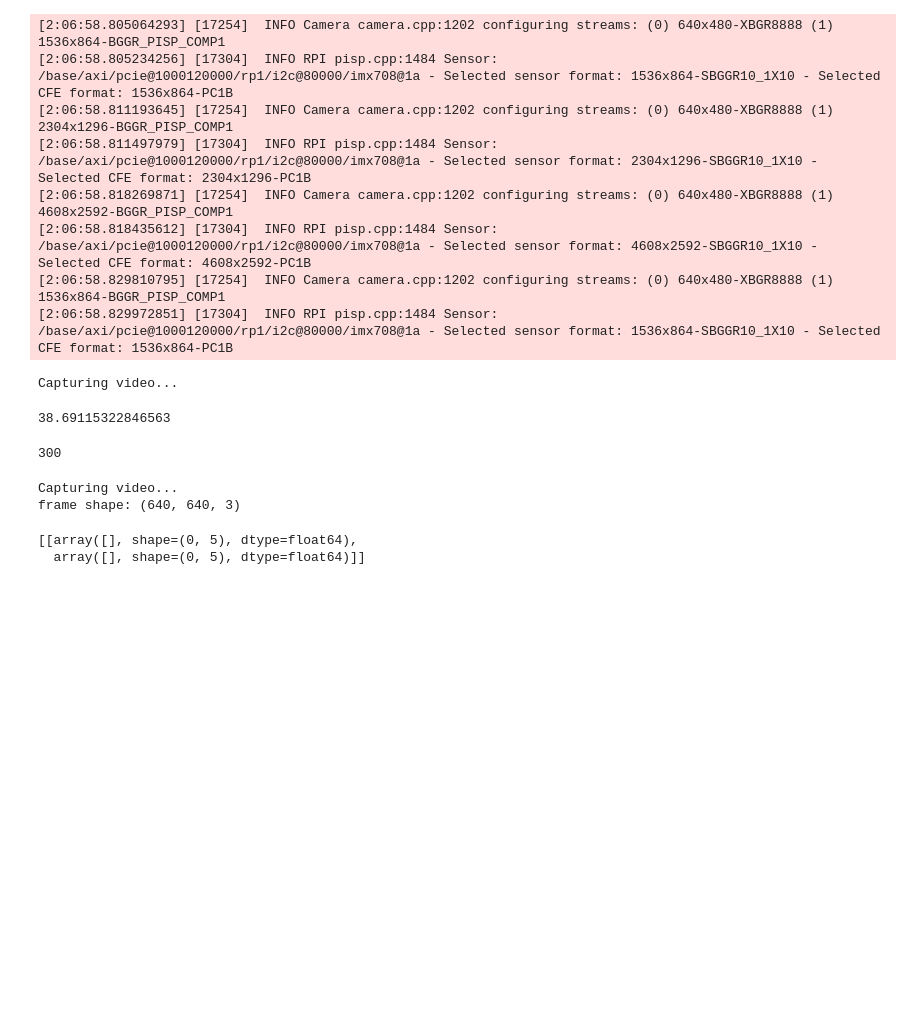
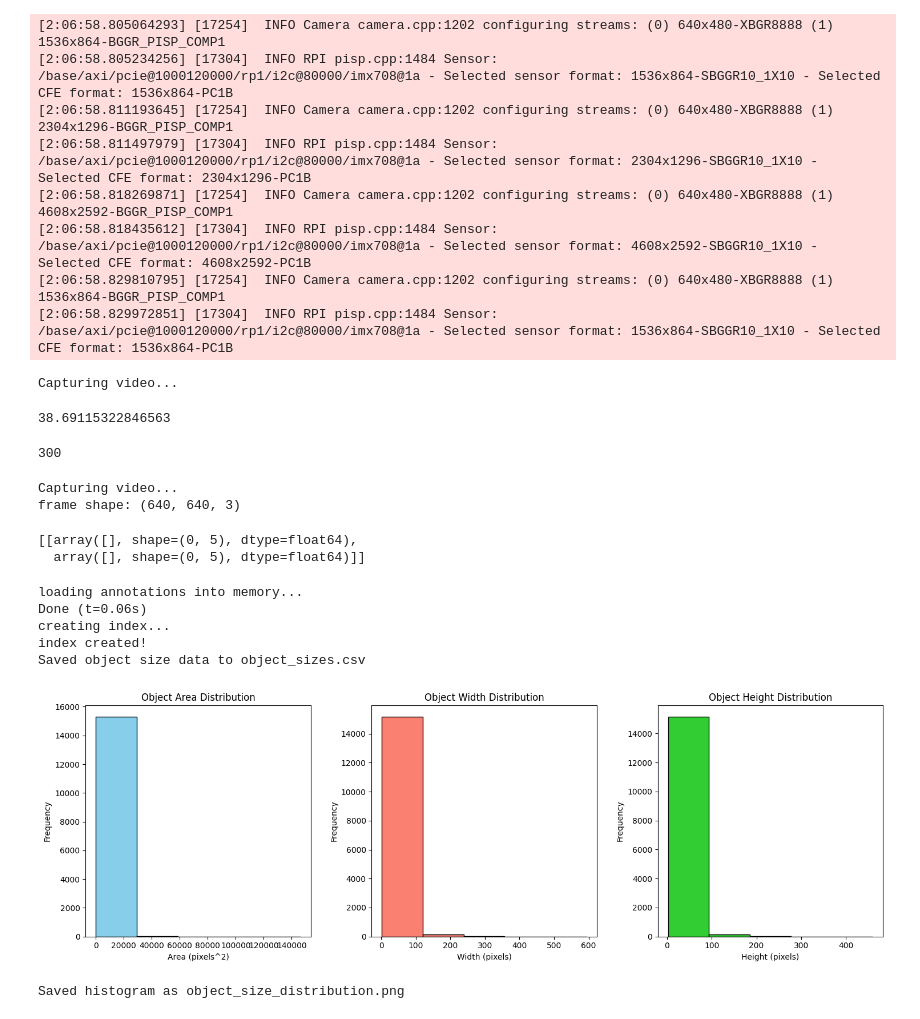
Before and after one commit to trap-fish/uav-human-detection, a Jupyter notebook: hailo-ai/notebooks/HRT_2_Infer_Pipeline_Inference_Tutorial.ipynb, the cells around one changed output. Saved outputs shown, nothing was run; the diff lists cells and outputs as text; code cells hidden in the pictures; blank space fills up the shorter version.

```diff
--- a/hailo-ai/notebooks/HRT_2_Infer_Pipeline_Inference_Tutorial.ipynb
+++ b/hailo-ai/notebooks/HRT_2_Infer_Pipeline_Inference_Tutorial.ipynb
@@ -893,3 +1096,71 @@ outputs
 # %% [output]
 [[array([], shape=(0, 5), dtype=float64),
   array([], shape=(0, 5), dtype=float64)]]
+# %%
+import json
+import pandas as pd
+import matplotlib.pyplot as plt
+from pycocotools.coco import COCO
+
+# === Path to your annotation file ===
+coco_annotation_path = "/home/trap-fish/uav-human-detection/hailo-ai/shared_with_docker/visdrone/annotations_VisDroneHumans_val.json"
+
+
+# Load the dataset
+coco = COCO(coco_annotation_path)
+
+# Get all annotations
+annotations = coco.loadAnns(coco.getAnnIds())
+
+# Extract width, height, and compute area
+object_data = []
+
+for ann in annotations:
+    x, y, width, height = ann['bbox']
+    area = width * height
+    object_data.append({'width': width, 'height': height, 'area': area})
+
+# Convert to DataFrame
+df = pd.DataFrame(object_data)
+
+# === Save CSV ===
+df.to_csv("object_sizes.csv", index=False)
+print("Saved object size data to object_sizes.csv")
+
+# === Plotting ===
+plt.figure(figsize=(15, 5))
+
+# Area histogram
+plt.subplot(1, 3, 1)
+plt.hist(df['area'], bins=5, color='skyblue', edgecolor='black')
+plt.title("Object Area Distribution")
+plt.xlabel("Area (pixels^2)")
+plt.ylabel("Frequency")
+
+# Width histogram
+plt.subplot(1, 3, 2)
+plt.hist(df['width'], bins=5, color='salmon', edgecolor='black')
+plt.title("Object Width Distribution")
+plt.xlabel("Width (pixels)")
+plt.ylabel("Frequency")
+
+# Height histogram
+plt.subplot(1, 3, 3)
+plt.hist(df['height'], bins=5, color='limegreen', edgecolor='black')
+plt.title("Object Height Distribution")
+plt.xlabel("Height (pixels)")
+plt.ylabel("Frequency")
+
+plt.tight_layout()
+plt.savefig("object_size_distribution.png")
+plt.show()
+
+print("Saved histogram as object_size_distribution.png")
+# %% [output]
+loading annotations into memory...
+Done (t=0.06s)
+creating index...
+index created!
+Saved object size data to object_sizes.csv
+[figure, added]
+Saved histogram as object_size_distribution.png
```
Also changed, not shown: parts of 23 cells of this notebook.
